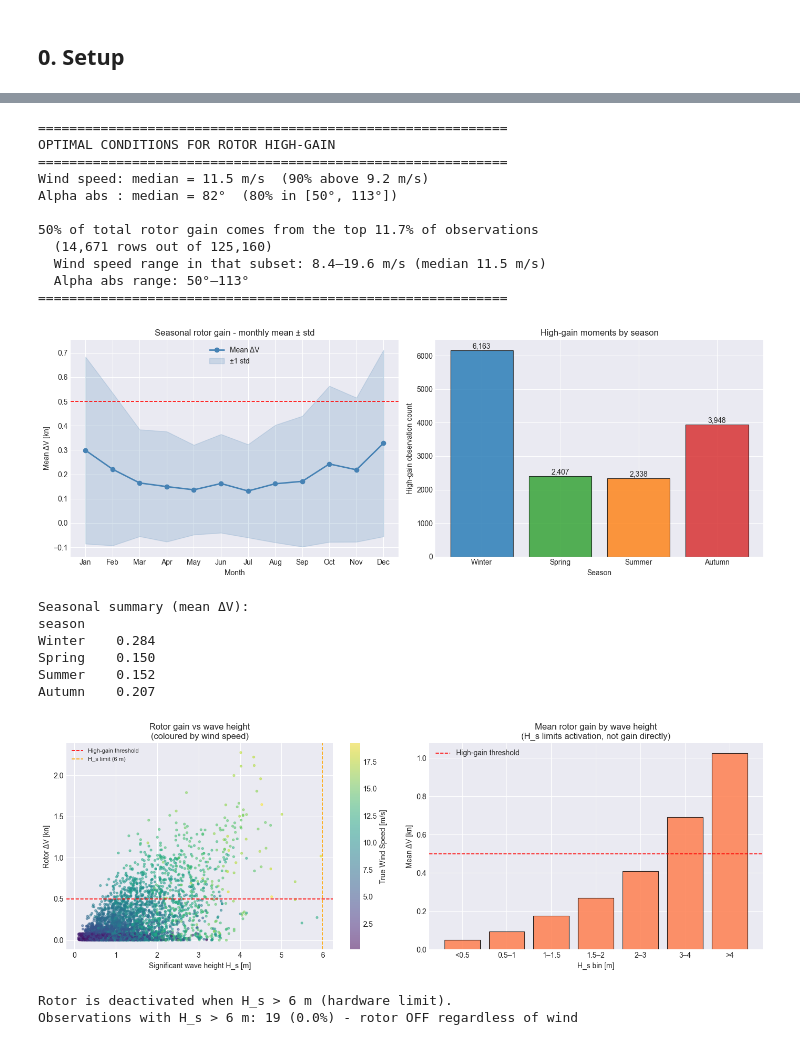
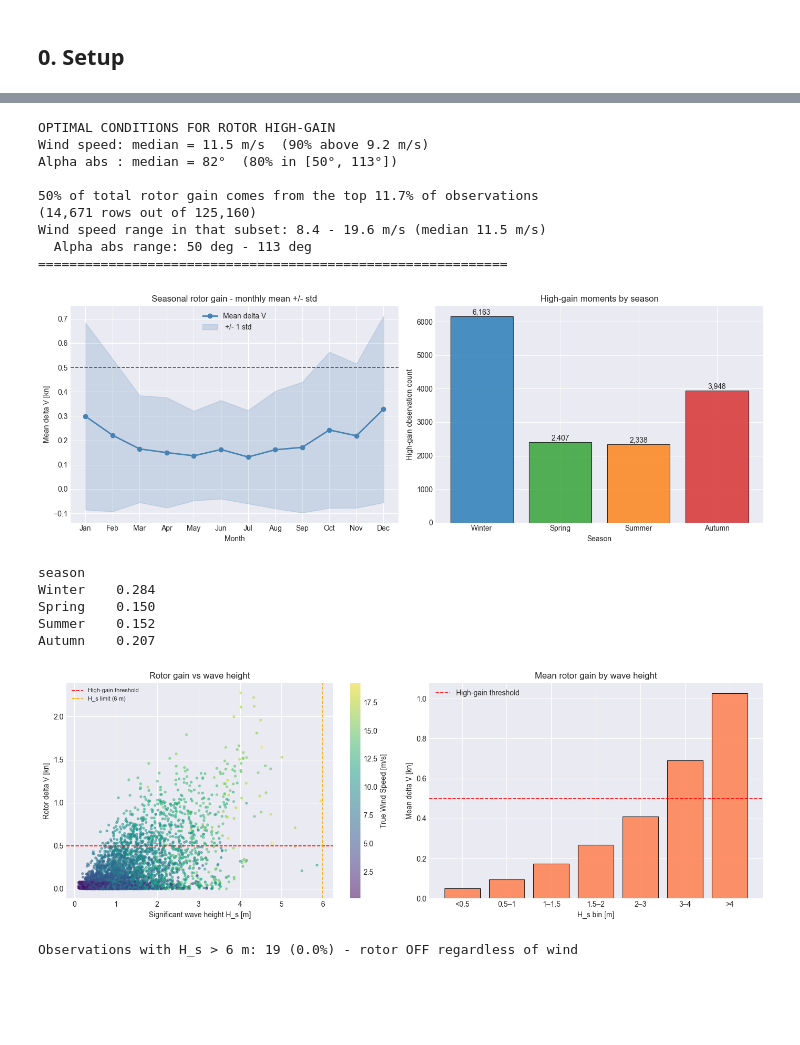
Before and after one commit to grioool/maritime-performance-analytics, a Jupyter notebook: extensions/04_rotor_gain_detection.ipynb, the cells around one changed output, grey strips where cells are left out. Saved outputs shown, nothing was run; the diff lists cells and outputs as text; code cells hidden in the pictures; blank space fills up the shorter version.

Commit message:
adding better printing, removing typos

```diff
--- a/extensions/04_rotor_gain_detection.ipynb
+++ b/extensions/04_rotor_gain_detection.ipynb
@@ -297,20 +278,19 @@ plt.show()
 # %%
-# ── 3a. Wind speed thresholds ─────────────────────────────────────────────────
-ws_bins   = [0, 4, 6, 8, 10, 12, 14, 30]
-ws_labels = ['<4', '4–6', '6–8', '8–10', '10–12', '12–14', '14+']
+# Wind speed thresholds
+ws_bins = [0, 4, 6, 8, 10, 12, 14, 30]
+ws_labels = ['<4', '4-6', '6-8', '8-10', '10-12', '12-14', '14+']
 df['ws_bin'] = pd.cut(df['True_Wind_Speed_ms'], bins=ws_bins, labels=ws_labels, right=False)
 
 ws_stats = df.groupby('ws_bin', observed=True).agg(
-    count      = ('delta_sog_kn', 'count'),
+    count = ('delta_sog_kn', 'count'),
     mean_delta = ('delta_sog_kn', 'mean'),
-    pct_high   = ('high_gain',    'mean'),
+    pct_high = ('high_gain',    'mean'),
 ).round(3)
 ws_stats['pct_high'] = (ws_stats['pct_high'] * 100).round(1)
 
-print("="*60)
+
 print("Rotor gain by wind speed bin")
-print("="*60)
-print(f"{'Wind [m/s]':<12} {'Count':>8} {'Mean ΔV [kn]':>14} {'% High-gain':>12}")
+print(f"{'Wind [m/s]':<12} {'Count':>8} {'Mean delta V [kn]':>14} {'% High-gain':>12}")
 print("-"*60)
 for idx, row in ws_stats.iterrows():
     print(f"{str(idx):<12} {int(row['count']):>8,} {row['mean_delta']:>14.3f} {row['pct_high']:>11.1f}%")
@@ -323,16 +303,16 @@ axes[0].bar(x, ws_stats['mean_delta'].values, color='steelblue', edgecolor='blac
 axes[0].set_xticks(x)
 axes[0].set_xticklabels(ws_labels)
 axes[0].axhline(0.5, color='red', linestyle='--', linewidth=1.5, label='High-gain threshold (0.5 kn)')
-axes[0].set_xlabel('True Wind Speed bin [m/s]')
-axes[0].set_ylabel('Mean ΔV [kn]')
+axes[0].set_xlabel('True wind speed bin [m/s]')
+axes[0].set_ylabel('Mean delta V [kn]')
 axes[0].set_title('Mean rotor delta_SOG by wind speed')
 axes[0].legend()
 
 axes[1].bar(x, ws_stats['pct_high'].values, color='seagreen', edgecolor='black', linewidth=0.8, alpha=0.85)
 axes[1].set_xticks(x)
 axes[1].set_xticklabels(ws_labels)
-axes[1].set_xlabel('True Wind Speed bin [m/s]')
-axes[1].set_ylabel('% observations with ΔV ≥ 0.5 kn')
+axes[1].set_xlabel('True wind speed bin [m/s]')
+axes[1].set_ylabel('% observations with delta V >= 0.5 kn')
 axes[1].set_title('High-gain frequency by wind speed')
 
 plt.tight_layout()
@@ -356,47 +334,44 @@ Wind [m/s]      Count   Mean ΔV [kn]  % High-gain
 # %%
-# ── 3b. Joint condition for maximum gain ──────────────────────────────────────
+# joint condition for maximum gain
 high_rows = df[df['high_gain'] == 1]
-best_ws   = high_rows['True_Wind_Speed_ms'].quantile(0.1)
+best_ws = high_rows['True_Wind_Speed_ms'].quantile(0.1)
 best_al_lo = high_rows['alpha_abs_deg'].quantile(0.1)
 best_al_hi = high_rows['alpha_abs_deg'].quantile(0.9)
 
-print("="*60)
+
 print("OPTIMAL CONDITIONS FOR ROTOR HIGH-GAIN")
-print("="*60)
 print(f"Wind speed: median = {high_rows['True_Wind_Speed_ms'].median():.1f} m/s  "
       f"(90% above {best_ws:.1f} m/s)")
 print(f"Alpha abs : median = {high_rows['alpha_abs_deg'].median():.0f}°  "
       f"(80% in [{best_al_lo:.0f}°, {best_al_hi:.0f}°])")
 
 total_gain = df['delta_sog_kn'].sum()
-df_sorted  = df.sort_values('delta_sog_kn', ascending=False).copy()
+df_sorted = df.sort_values('delta_sog_kn', ascending=False).copy()
 df_sorted['cumgain'] = df_sorted['delta_sog_kn'].cumsum() / total_gain
 n50 = (df_sorted['cumgain'] <= 0.50).sum()
 pct50 = n50 / len(df) * 100
 print(f"\n50% of total rotor gain comes from the top {pct50:.1f}% of observations")
-print(f"  ({n50:,} rows out of {len(df):,})")
+print(f"({n50:,} rows out of {len(df):,})")
 
 top10pct = df_sorted.head(n50)
-print(f"  Wind speed range in that subset: "
-      f"{top10pct['True_Wind_Speed_ms'].min():.1f}–{top10pct['True_Wind_Speed_ms'].max():.1f} m/s "
+print(f"Wind speed range in that subset: "
+      f"{top10pct['True_Wind_Speed_ms'].min():.1f} - {top10pct['True_Wind_Speed_ms'].max():.1f} m/s "
       f"(median {top10pct['True_Wind_Speed_ms'].median():.1f} m/s)")
 print(f"  Alpha abs range: "
-      f"{top10pct['alpha_abs_deg'].quantile(0.1):.0f}°–{top10pct['alpha_abs_deg'].quantile(0.9):.0f}°")
+      f"{top10pct['alpha_abs_deg'].quantile(0.1):.0f} deg - {top10pct['alpha_abs_deg'].quantile(0.9):.0f} deg")
 print("="*60)
 # %% [output]
-============================================================
 OPTIMAL CONDITIONS FOR ROTOR HIGH-GAIN
-============================================================
 Wind speed: median = 11.5 m/s  (90% above 9.2 m/s)
 Alpha abs : median = 82°  (80% in [50°, 113°])
 
 50% of total rotor gain comes from the top 11.7% of observations
-  (14,671 rows out of 125,160)
-  Wind speed range in that subset: 8.4–19.6 m/s (median 11.5 m/s)
-  Alpha abs range: 50°–113°
+(14,671 rows out of 125,160)
+Wind speed range in that subset: 8.4 - 19.6 m/s (median 11.5 m/s)
+  Alpha abs range: 50 deg - 113 deg
 ============================================================
 # %%
-# ── 3c. Seasonal patterns ─────────────────────────────────────────────────────
+# seasonal patterns
 df['month']  = df['Time'].dt.month
 df['season'] = df['month'].map({
     12: 'Winter', 1: 'Winter', 2: 'Winter',
@@ -411,22 +386,22 @@ month_names = ['Jan','Feb','Mar','Apr','May','Jun','Jul','Aug','Sep','Oct','Nov'
 fig, axes = plt.subplots(1, 2, figsize=(14, 5))
 
 ax = axes[0]
-ax.plot(monthly['month'], monthly['mean'], marker='o', linewidth=2, color='steelblue', label='Mean ΔV')
+ax.plot(monthly['month'], monthly['mean'], marker='o', linewidth=2, color='steelblue', label='Mean delta V')
 ax.fill_between(
     monthly['month'],
     monthly['mean'] - monthly['std'],
     monthly['mean'] + monthly['std'],
-    alpha=0.2, color='steelblue', label='±1 std'
+    alpha=0.2, color='steelblue', label=' +/- 1 std'
 )
 ax.set_xticks(range(1, 13))
 ax.set_xticklabels(month_names)
 ax.set_xlabel('Month')
-ax.set_ylabel('Mean ΔV [kn]')
-ax.set_title('Seasonal rotor gain - monthly mean ± std')
+ax.set_ylabel('Mean delta V [kn]')
+ax.set_title('Seasonal rotor gain - monthly mean +/- std')
 ax.legend()
 ax.axhline(0.5, color='red', linestyle='--', linewidth=1.2, label='High-gain threshold')
 
-# Polar rose of high-gain by season
+# polar rose of high-gain by season
 ax2 = axes[1]
 season_order  = ['Winter', 'Spring', 'Summer', 'Autumn']
 season_colors = ['#1f77b4', '#2ca02c', '#ff7f0e', '#d62728']
@@ -444,57 +419,53 @@ plt.tight_layout()
 plt.savefig(RESULTS_PATH + 'rotor_seasonal.png', dpi=150, bbox_inches='tight')
 plt.show()
 
-print("\nSeasonal summary (mean ΔV):")
 print(df.groupby('season')['delta_sog_kn'].mean().reindex(season_order).round(3).to_string())
 # %% [output]
-[figure, old version]
+[figure, new version]
-Seasonal summary (mean ΔV):
 season
 Winter    0.284
 Spring    0.150
 Summer    0.152
 Autumn    0.207
 # %%
-# ── 3d. H_s interaction ───────────────────────────────────────────────────────
+# H_s interaction
 sample = df.sample(5000, random_state=42)
 
 fig, axes = plt.subplots(1, 2, figsize=(14, 5))
 
 sc = axes[0].scatter(
     sample['H_s'], sample['delta_sog_kn'],
     c=sample['True_Wind_Speed_ms'], cmap='viridis',
     s=8, alpha=0.5
 )
 plt.colorbar(sc, ax=axes[0], label='True Wind Speed [m/s]')
 axes[0].axhline(0.5, color='red', linestyle='--', linewidth=1.2, label='High-gain threshold')
 axes[0].axvline(6.0, color='orange', linestyle='--', linewidth=1.2, label='H_s limit (6 m)')
 axes[0].set_xlabel('Significant wave height H_s [m]')
-axes[0].set_ylabel('Rotor ΔV [kn]')
-axes[0].set_title('Rotor gain vs wave height\n(coloured by wind speed)')
+axes[0].set_ylabel('Rotor delta V [kn]')
+axes[0].set_title('Rotor gain vs wave height')
 axes[0].legend(fontsize=8)
 
-# Mean gain vs H_s bins
+# mean gain vs H_s bins
 hs_bins = [0, 0.5, 1, 1.5, 2, 3, 4, 7]
 hs_labels = ['<0.5', '0.5–1', '1–1.5', '1.5–2', '2–3', '3–4', '>4']
 df['hs_bin'] = pd.cut(df['H_s'], bins=hs_bins, labels=hs_labels, right=False)
 hs_stats = df.groupby('hs_bin', observed=True)['delta_sog_kn'].mean()
 
 axes[1].bar(hs_labels, hs_stats.values, color='coral', edgecolor='black', linewidth=0.8, alpha=0.85)
 axes[1].axhline(0.5, color='red', linestyle='--', linewidth=1.2, label='High-gain threshold')
 axes[1].set_xlabel('H_s bin [m]')
-axes[1].set_ylabel('Mean ΔV [kn]')
-axes[1].set_title('Mean rotor gain by wave height\n(H_s limits activation, not gain directly)')
+axes[1].set_ylabel('Mean delta V [kn]')
+axes[1].set_title('Mean rotor gain by wave height')
 axes[1].legend()
 
 plt.tight_layout()
 plt.savefig(RESULTS_PATH + 'rotor_hs_interaction.png', dpi=150, bbox_inches='tight')
 plt.show()
 
-print("Rotor is deactivated when H_s > 6 m (hardware limit).")
 print(f"Observations with H_s > 6 m: {(df['H_s'] > 6).sum():,} "
       f"({(df['H_s'] > 6).mean()*100:.1f}%) - rotor OFF regardless of wind")
 # %% [output]
-[figure, old version]
+[figure, new version]
-Rotor is deactivated when H_s > 6 m (hardware limit).
 Observations with H_s > 6 m: 19 (0.0%) - rotor OFF regardless of wind
 # %% [markdown]
```
Also changed, not shown: parts of 20 cells of this notebook, 28 other files.
